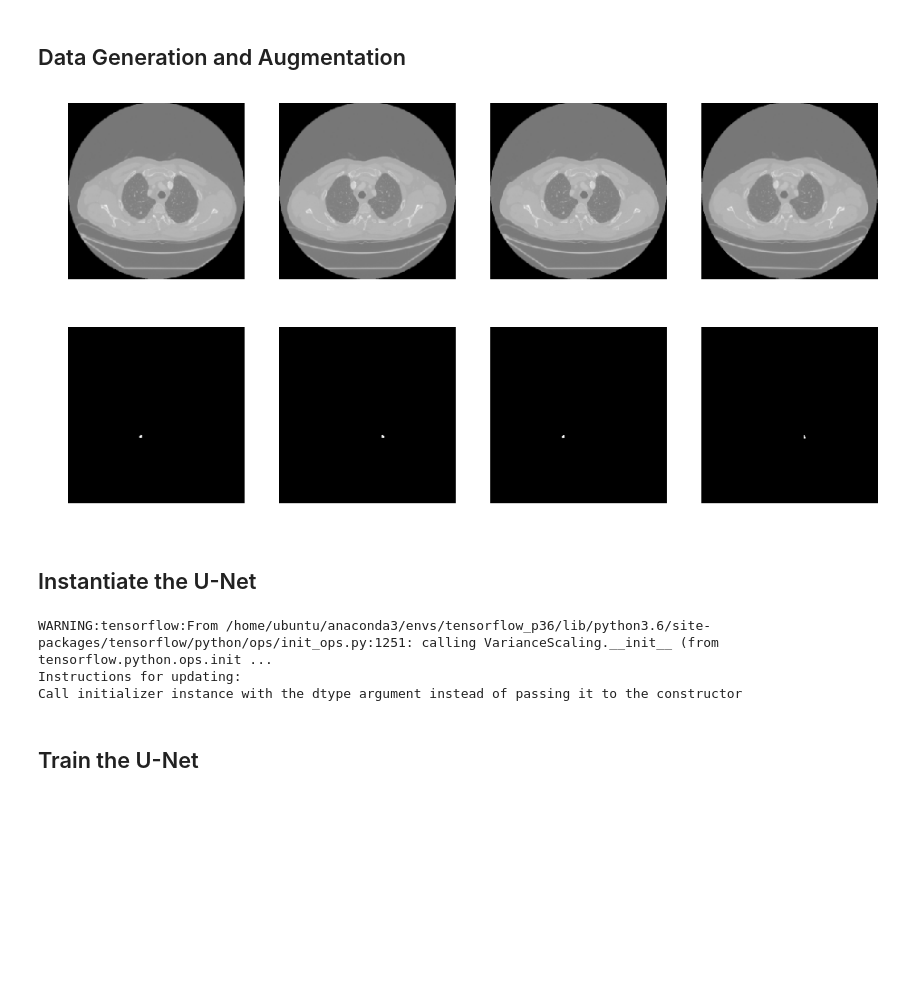
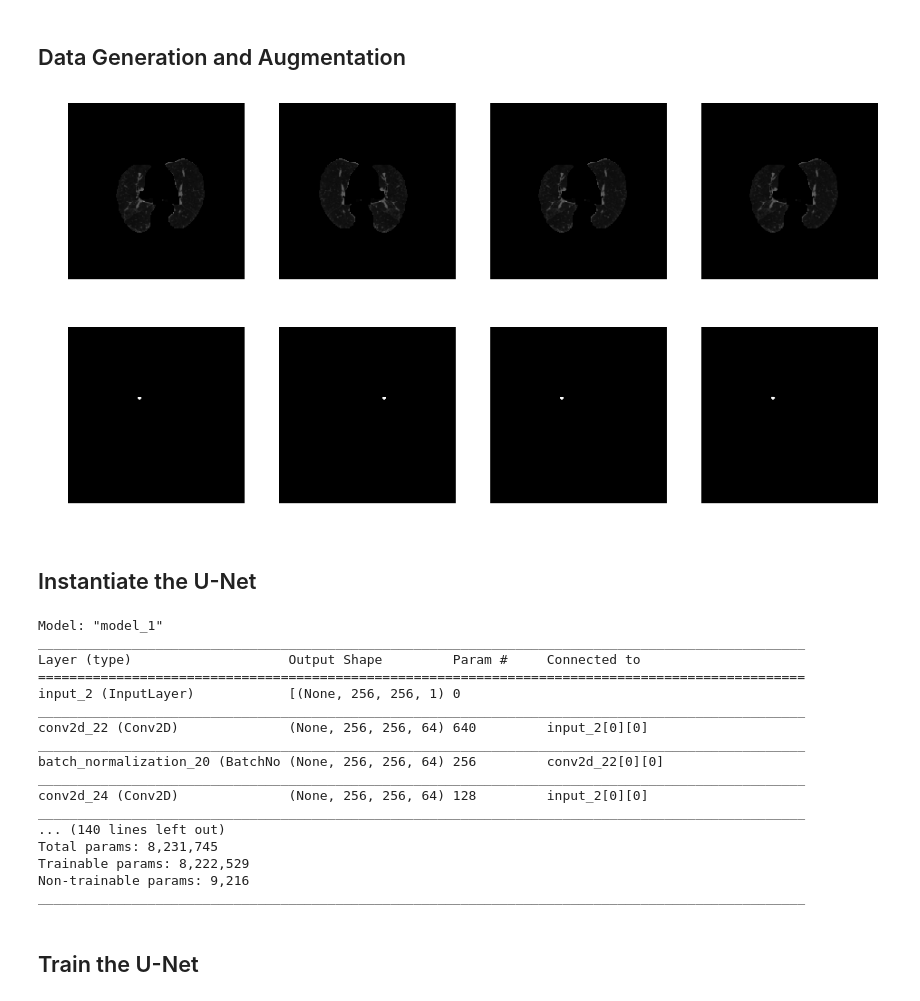
Before and after one commit to maggiebasta/lung-cancer-thesis, a Jupyter notebook: unet_2d/trainUnet.ipynb, the cells around one changed output. Cells and saved outputs as stored; diff of their text form; code cells hidden in the pictures; blank space fills up the shorter version.

```diff
--- a/unet_2d/trainUnet.ipynb
+++ b/unet_2d/trainUnet.ipynb
@@ -35,17 +35,17 @@ MODEL_NAME = 'unet_lidc.hdf5'
 ## Data Generation and Augmentation
 # %%
 image_generator_train = ImageDataGenerator(
-    rotation_range=2,
+    rotation_range=0.2,
     rescale=1./255,
-    shear_range=0.05,
+    shear_range=0,
     horizontal_flip=True,
     fill_mode='nearest',
     validation_split=0.0
 )
 
 label_generator_train = ImageDataGenerator(
-    rotation_range=2,
-    shear_range=0.05,
+    rotation_range=0.2,
+    shear_range=0,
     horizontal_flip=True,
     fill_mode='nearest',
     validation_split=0.0
@@ -76,18 +77,19 @@ test_generator = generator(
     label_generator_test
 )
 # %%
-show_augmentation('data/train/image/0.png', image_generator_train, n_rows=1)
-show_augmentation('data/train/label/0.png', label_generator_train, n_rows=1)
+show_augmentation('data/train/image/2.tif', image_generator_train, n_rows=1)
+show_augmentation('data/train/label/2.tif', label_generator_train, n_rows=1)
 # %% [output]
-[figure, old version]
+[figure, new version]
-[figure, old version]
+[figure, new version]
 # %% [markdown]
 ## Instantiate the U-Net
 # %%
-model = unet()
+# model = unet()
+model = res_unet()
 model.compile(
     optimizer = Adam(lr = 1e-5),
-    loss=dice_coef_loss,
+    loss=dice_coef_weighted_loss,
     metrics = [
         'accuracy',
         dice_coef,
@@ -98,10 +100,26 @@ model.compile(
     ]
 )
 model_checkpoint = ModelCheckpoint(MODEL_NAME, monitor='loss',verbose=1, save_best_only=True)
-# %% [output]
-WARNING:tensorflow:From /home/ubuntu/anaconda3/envs/tensorflow_p36/lib/python3.6/site-packages/tensorflow/python/ops/init_ops.py:1251: calling VarianceScaling.__init__ (from tensorflow.python.ops.init ...
-Instructions for updating:
-Call initializer instance with the dtype argument instead of passing it to the constructor
+# %%
+model.summary()
+# %% [output]
+Model: "model_1"
+__________________________________________________________________________________________________
+Layer (type)                    Output Shape         Param #     Connected to
+==================================================================================================
+input_2 (InputLayer)            [(None, 256, 256, 1) 0
+__________________________________________________________________________________________________
+conv2d_22 (Conv2D)              (None, 256, 256, 64) 640         input_2[0][0]
+__________________________________________________________________________________________________
+batch_normalization_20 (BatchNo (None, 256, 256, 64) 256         conv2d_22[0][0]
+__________________________________________________________________________________________________
+conv2d_24 (Conv2D)              (None, 256, 256, 64) 128         input_2[0][0]
+__________________________________________________________________________________________________
+... (140 lines left out)
+Total params: 8,231,745
+Trainable params: 8,222,529
+Non-trainable params: 9,216
+__________________________________________________________________________________________________
 # %% [markdown]
 ## Train the U-Net
 # %%
```
Also changed, not shown: parts of 10 cells of this notebook, 24 other files.
